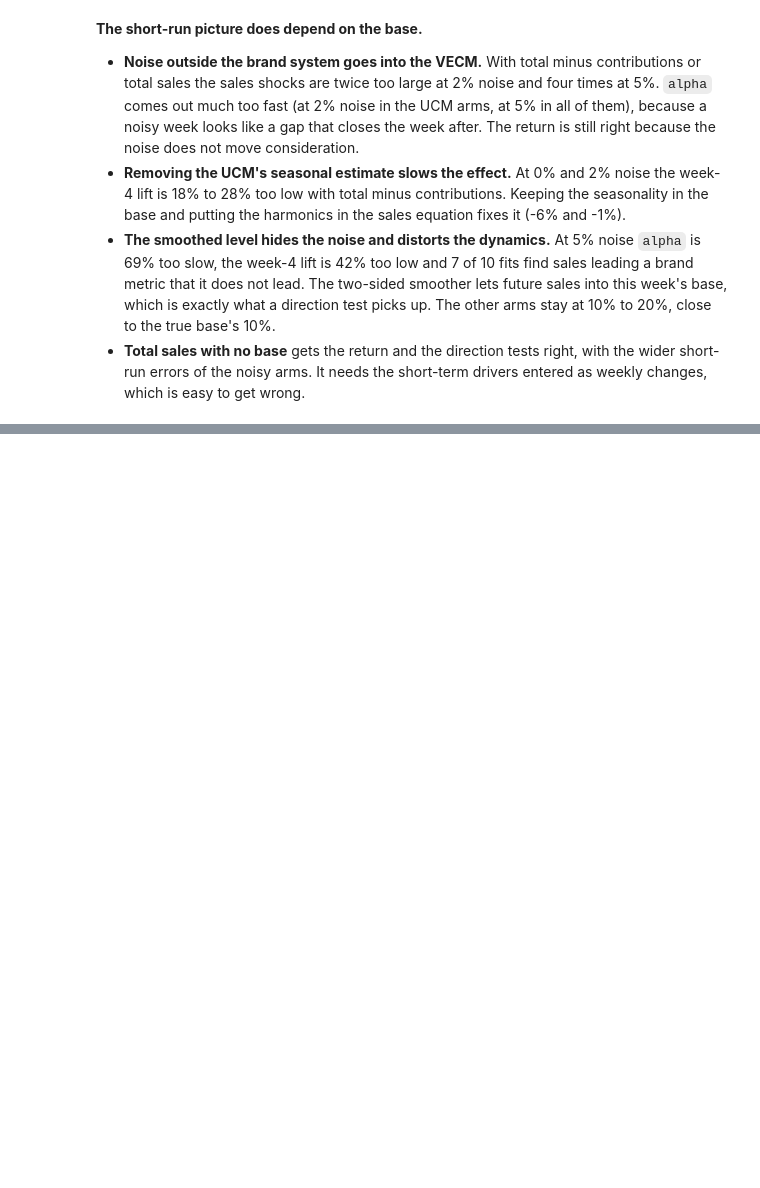
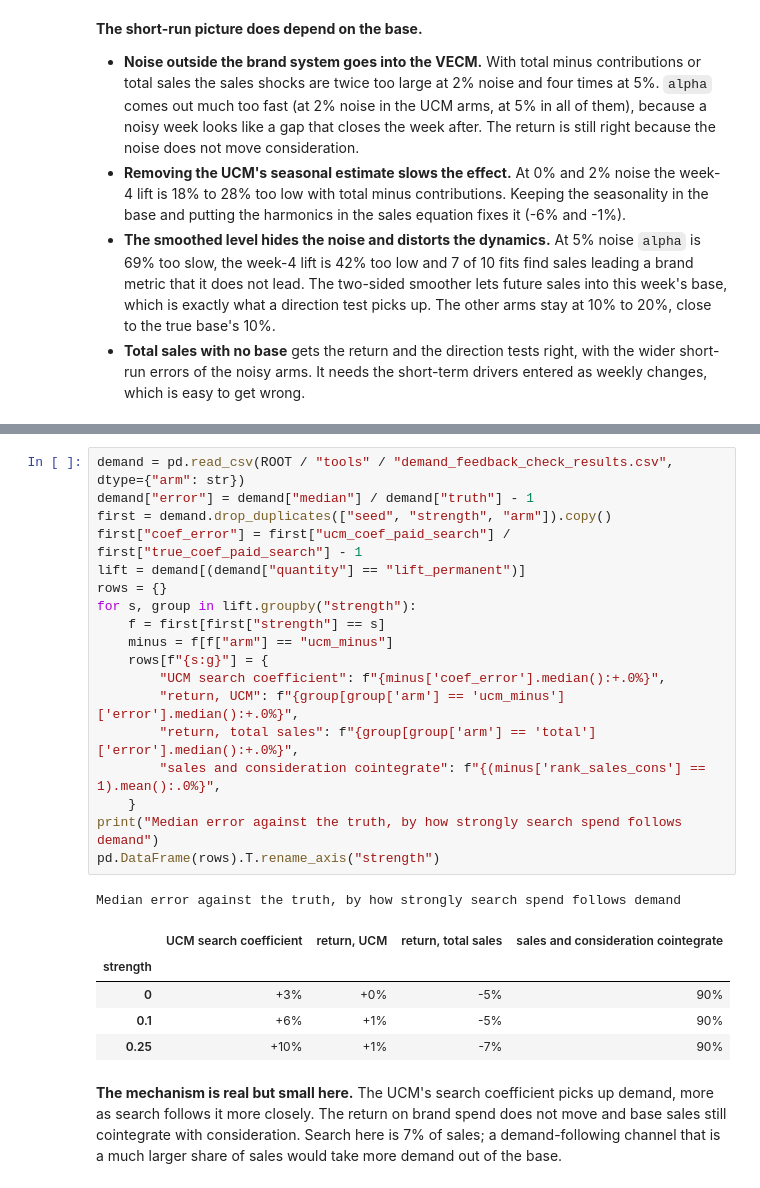
Before and after one commit to raz1470/bayesian_vecm, a Jupyter notebook: notebooks/guides/06_base_sales_from_total_sales.ipynb, the cells around one changed output, grey strips where cells are left out. Drawn from its saved outputs; the diff is of its cells as text; blank space fills up the shorter version.

```diff
--- a/notebooks/guides/06_base_sales_from_total_sales.ipynb
+++ b/notebooks/guides/06_base_sales_from_total_sales.ipynb
@@ -522,0 +558,27 @@ out
+# %%
+demand = pd.read_csv(ROOT / "tools" / "demand_feedback_check_results.csv", dtype={"arm": str})
+demand["error"] = demand["median"] / demand["truth"] - 1
+first = demand.drop_duplicates(["seed", "strength", "arm"]).copy()
+first["coef_error"] = first["ucm_coef_paid_search"] / first["true_coef_paid_search"] - 1
+lift = demand[(demand["quantity"] == "lift_permanent")]
+rows = {}
+for s, group in lift.groupby("strength"):
+    f = first[first["strength"] == s]
+    minus = f[f["arm"] == "ucm_minus"]
+    rows[f"{s:g}"] = {
+        "UCM search coefficient": f"{minus['coef_error'].median():+.0%}",
+        "return, UCM": f"{group[group['arm'] == 'ucm_minus']['error'].median():+.0%}",
+        "return, total sales": f"{group[group['arm'] == 'total']['error'].median():+.0%}",
+        "sales and consideration cointegrate": f"{(minus['rank_sales_cons'] == 1).mean():.0%}",
+    }
+print("Median error against the truth, by how strongly search spend follows demand")
+pd.DataFrame(rows).T.rename_axis("strength")
+# %% [output]
+Median error against the truth, by how strongly search spend follows demand
+|  | UCM search coefficient | return, UCM | return, total sales | sales and consideration cointegrate |
+| strength |  |  |  |  |
+| 0 | +3% | +0% | -5% | 90% |
+| 0.1 | +6% | +1% | -5% | 90% |
+| 0.25 | +10% | +1% | -7% | 90% |
+# %% [markdown]
+**The mechanism is real but small here.** The UCM's search coefficient picks up demand, more as search follows it more closely. The return on brand spend does not move and base sales still cointegrate with consideration. Search here is 7% of sales; a demand-following channel that is a much larger share of sales would take more demand out of the base.
```
Also changed, not shown: parts of 6 cells of this notebook, 5 other files.
